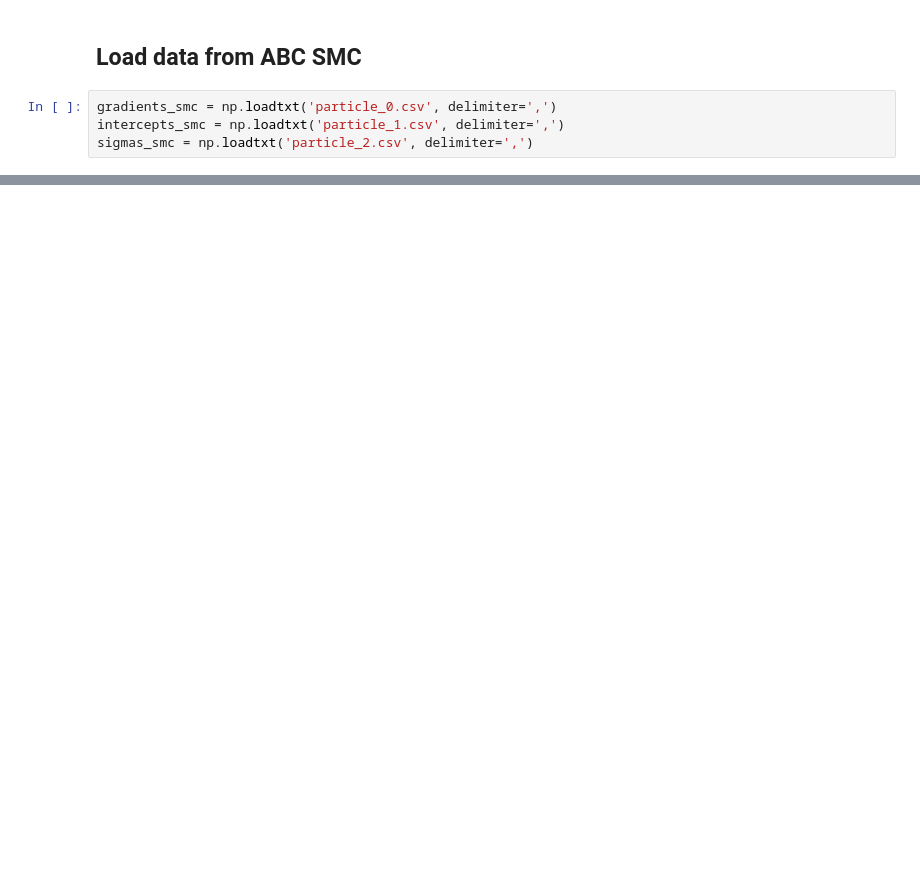
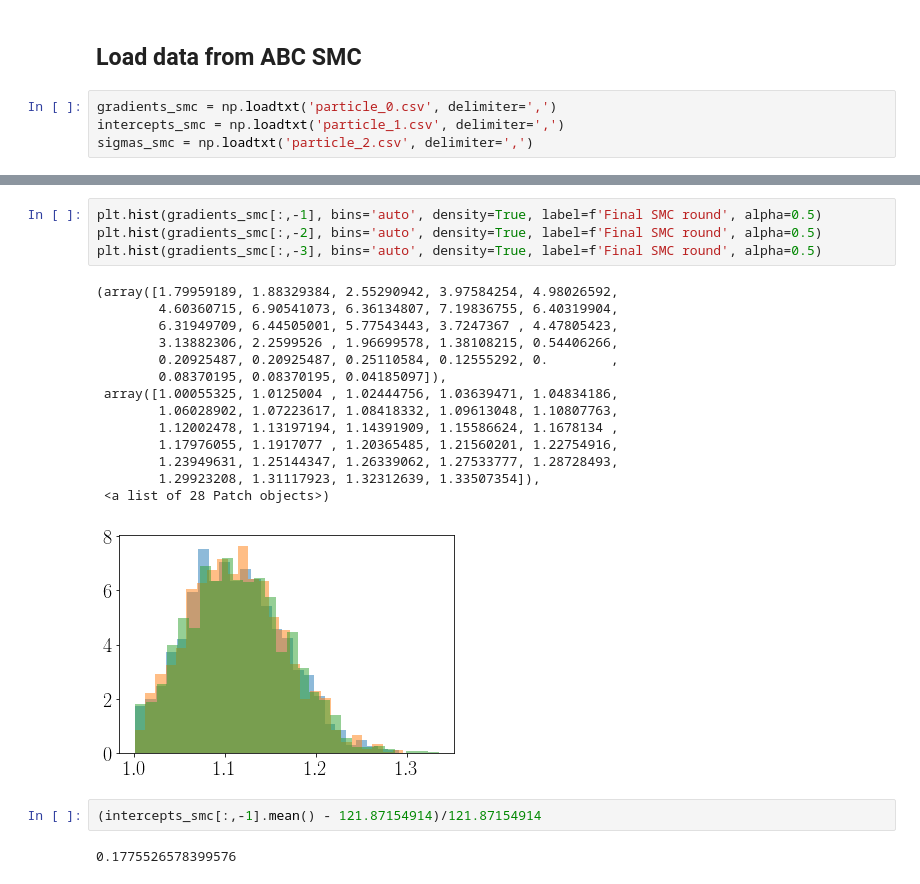
Before and after one commit to jaryaman/ML_demos, a Jupyter notebook: Notebooks/ABC_SMC/Linear_regression/ground_truth_and_analysis.ipynb, the cells around one changed output, grey strips where cells are left out. Drawn from its saved outputs; the diff is of its cells as text; blank space fills up the shorter version.

```diff
--- a/Notebooks/ABC_SMC/Linear_regression/ground_truth_and_analysis.ipynb
+++ b/Notebooks/ABC_SMC/Linear_regression/ground_truth_and_analysis.ipynb
@@ -158,3 +177,26 @@ plt.tight_layout()
+# %%
+plt.hist(gradients_smc[:,-1], bins='auto', density=True, label=f'Final SMC round', alpha=0.5)
+plt.hist(gradients_smc[:,-2], bins='auto', density=True, label=f'Final SMC round', alpha=0.5)
+plt.hist(gradients_smc[:,-3], bins='auto', density=True, label=f'Final SMC round', alpha=0.5)
+# %% [output]
+(array([1.79959189, 1.88329384, 2.55290942, 3.97584254, 4.98026592,
+        4.60360715, 6.90541073, 6.36134807, 7.19836755, 6.40319904,
+        6.31949709, 6.44505001, 5.77543443, 3.7247367 , 4.47805423,
+        3.13882306, 2.2599526 , 1.96699578, 1.38108215, 0.54406266,
+        0.20925487, 0.20925487, 0.25110584, 0.12555292, 0.        ,
+        0.08370195, 0.08370195, 0.04185097]),
+ array([1.00055325, 1.0125004 , 1.02444756, 1.03639471, 1.04834186,
+        1.06028902, 1.07223617, 1.08418332, 1.09613048, 1.10807763,
+        1.12002478, 1.13197194, 1.14391909, 1.15586624, 1.1678134 ,
+        1.17976055, 1.1917077 , 1.20365485, 1.21560201, 1.22754916,
+        1.23949631, 1.25144347, 1.26339062, 1.27533777, 1.28728493,
+        1.29923208, 1.31117923, 1.32312639, 1.33507354]),
+ <a list of 28 Patch objects>)
+[figure, added]
+# %%
+(intercepts_smc[:,-1].mean() - 121.87154914)/121.87154914
+# %% [output]
+0.1775526578399576
 # %%
 nrounds = gradients_smc.shape[-1]
 fig, axs = sty.plot(ncols=3)
```
Also changed, not shown: parts of 12 cells of this notebook, 8 other files.
